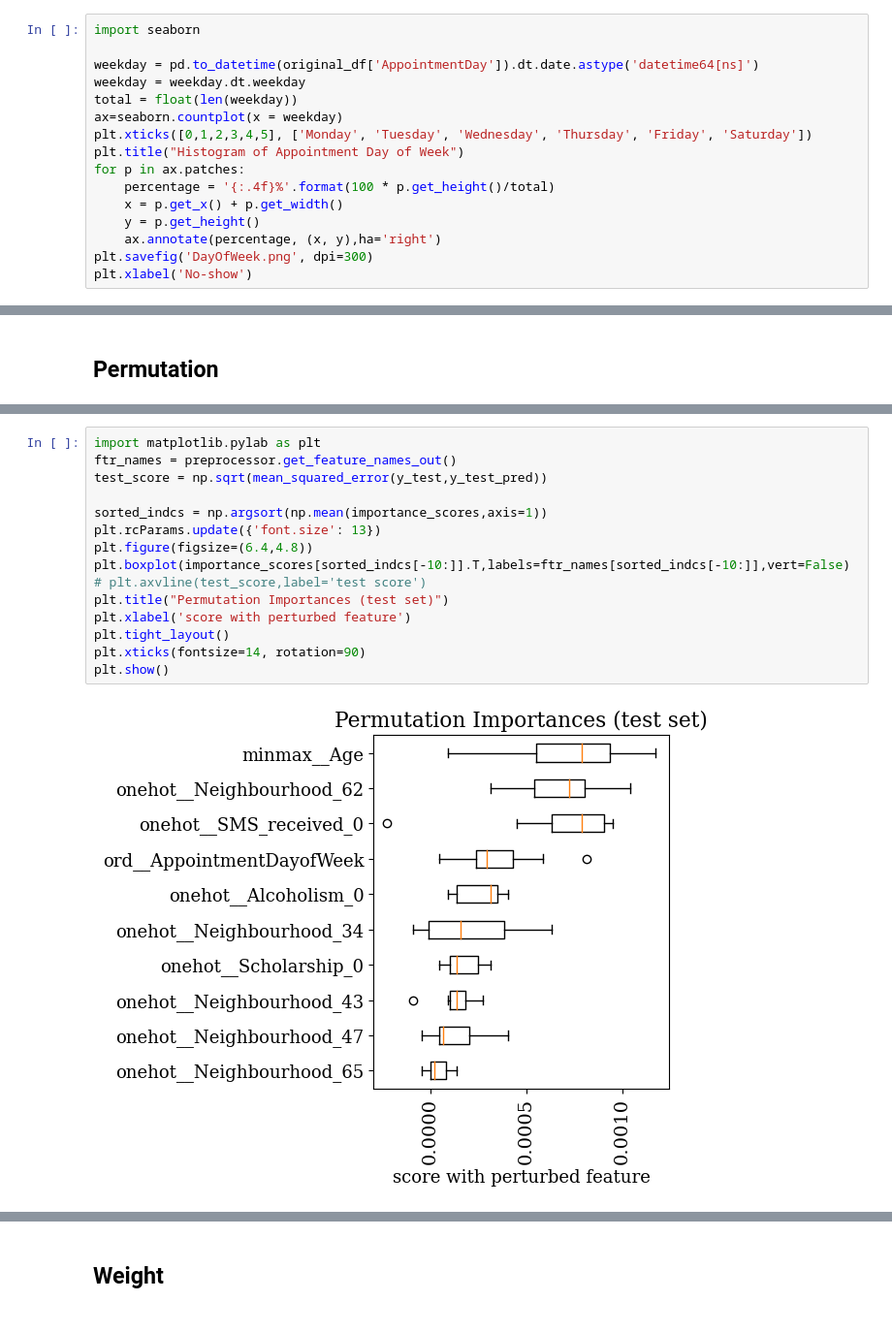
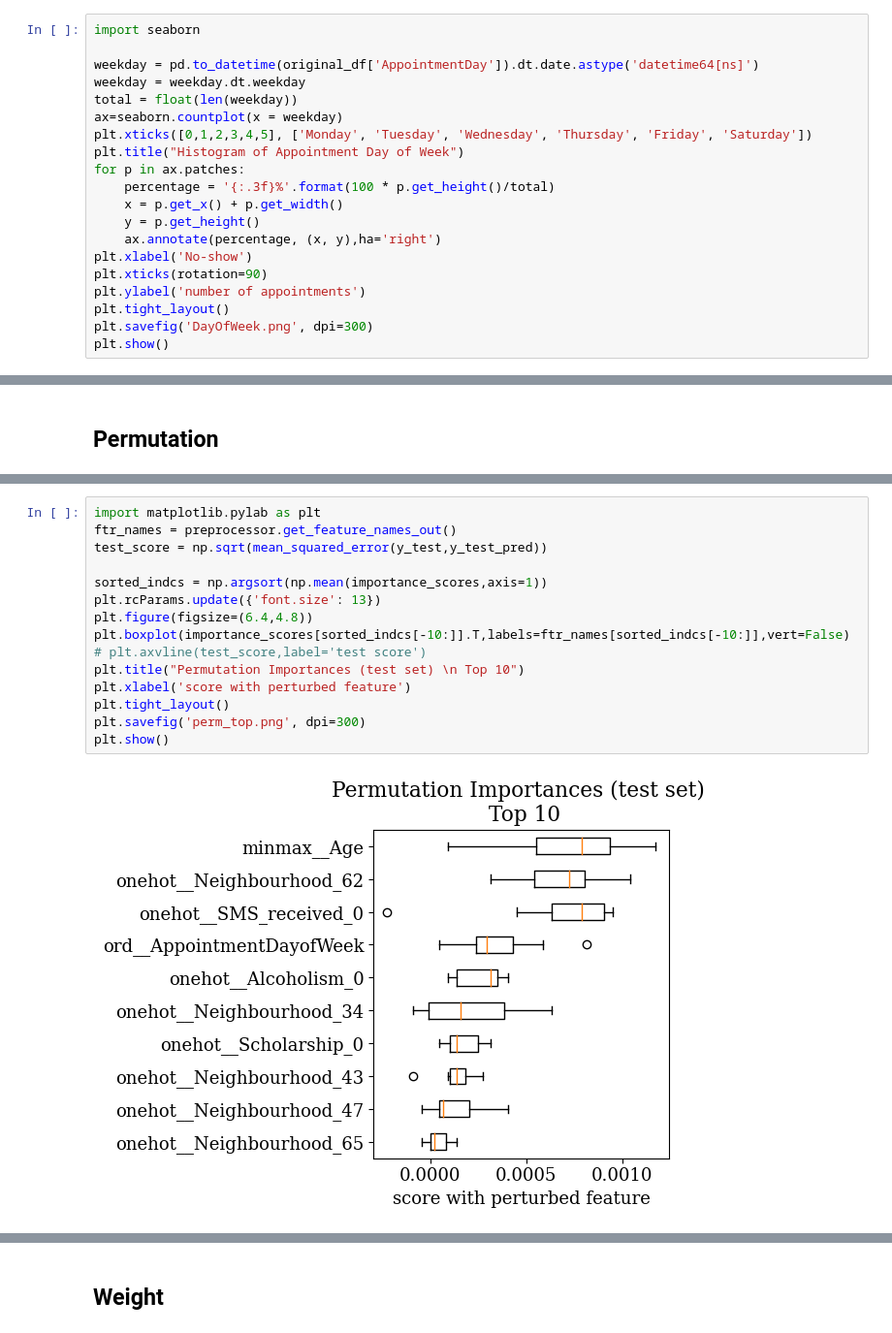
Before and after one commit to f18bc/data1030project, a Jupyter notebook: src/Final Project.ipynb, the cells around one changed output, grey strips where cells are left out. Shown at 97% size. Drawn from its saved outputs; the diff is of its cells as text.

```diff
--- a/src/Final Project.ipynb
+++ b/src/Final Project.ipynb
@@ -340,10 +340,14 @@ ax=seaborn.countplot(x = weekday)
 plt.xticks([0,1,2,3,4,5], ['Monday', 'Tuesday', 'Wednesday', 'Thursday', 'Friday', 'Saturday'])
 plt.title("Histogram of Appointment Day of Week")
 for p in ax.patches:
-    percentage = '{:.4f}%'.format(100 * p.get_height()/total)
+    percentage = '{:.3f}%'.format(100 * p.get_height()/total)
     x = p.get_x() + p.get_width()
     y = p.get_height()
     ax.annotate(percentage, (x, y),ha='right')
+plt.xlabel('No-show')
+plt.xticks(rotation=90)
+plt.ylabel('number of appointments')
+plt.tight_layout()
 plt.savefig('DayOfWeek.png', dpi=300)
-plt.xlabel('No-show')
+plt.show()
 # %% [output]
@@ -1579,17 +1583,17 @@ the perturbation feature importance values on the test set are [[ 5.88075636e-04
 # %%
 import matplotlib.pylab as plt
 ftr_names = preprocessor.get_feature_names_out()
 test_score = np.sqrt(mean_squared_error(y_test,y_test_pred))
 
 sorted_indcs = np.argsort(np.mean(importance_scores,axis=1))
 plt.rcParams.update({'font.size': 13})
 plt.figure(figsize=(6.4,4.8))
 plt.boxplot(importance_scores[sorted_indcs[-10:]].T,labels=ftr_names[sorted_indcs[-10:]],vert=False)
 # plt.axvline(test_score,label='test score')
-plt.title("Permutation Importances (test set)")
+plt.title("Permutation Importances (test set) \n Top 10")
 plt.xlabel('score with perturbed feature')
 plt.tight_layout()
-plt.xticks(fontsize=14, rotation=90)
+plt.savefig('perm_top.png', dpi=300)
 plt.show()
 # %% [output]
-[figure, old version]
+[figure, new version]
```
Also changed, not shown: parts of 71 cells of this notebook, 19 other files.
